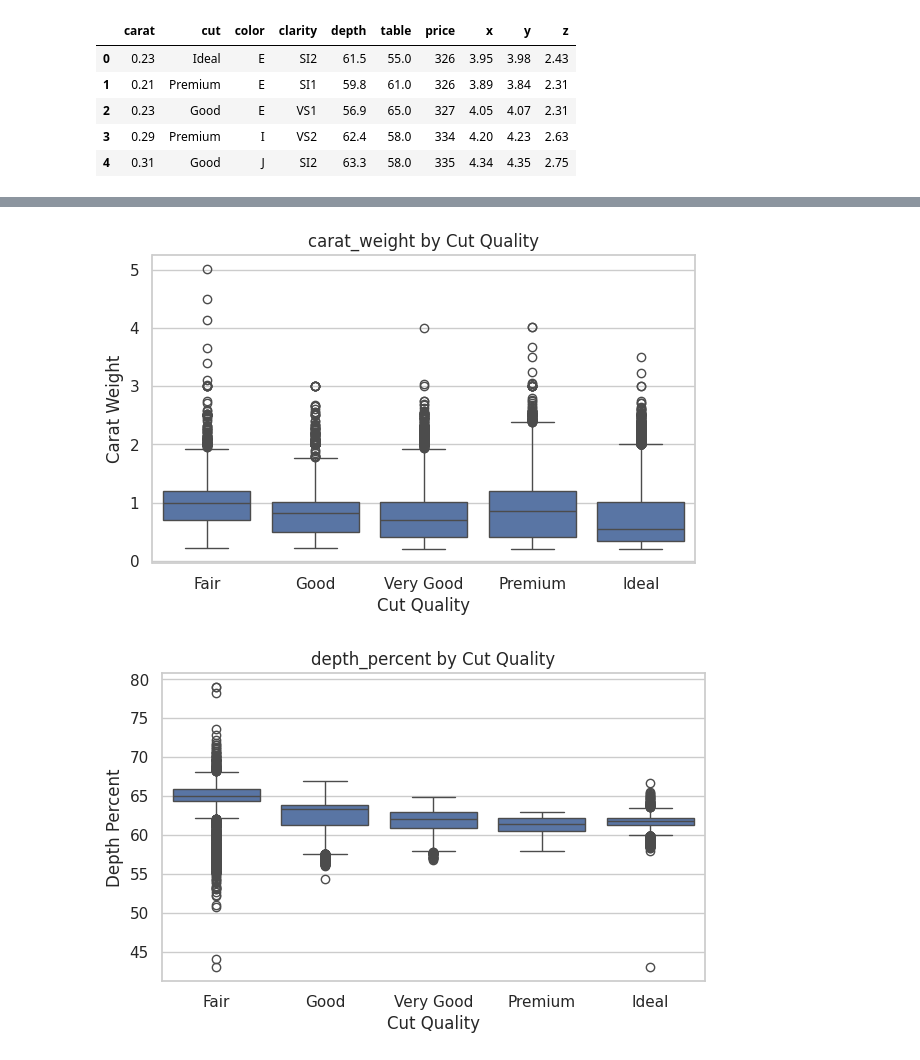
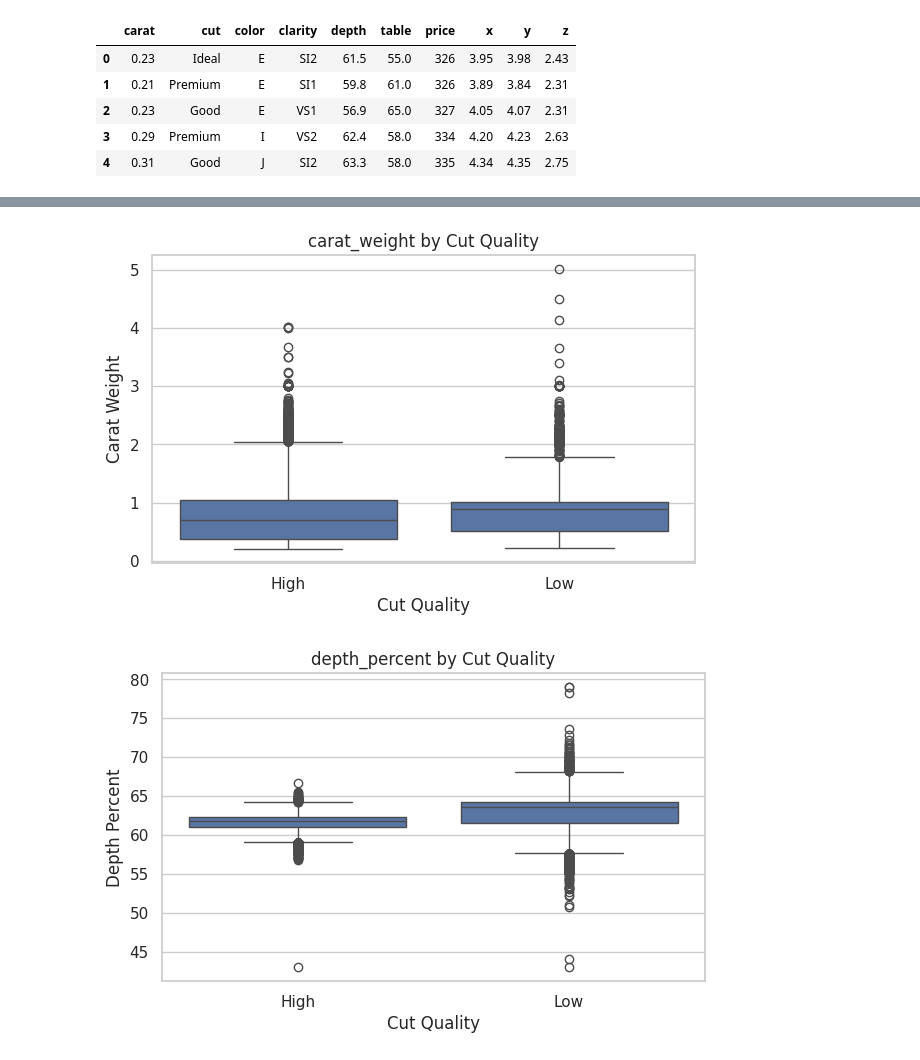
Before and after one commit to Krishnapabbu17/diamonds-analysis, a Jupyter notebook: DataScienceProject.ipynb, the cells around one changed output, grey strips where cells are left out. Cells and saved outputs as stored; diff of their text form; code cells hidden in the pictures.

Commit message:
removed width and made some changed

```diff
--- a/DataScienceProject.ipynb
+++ b/DataScienceProject.ipynb
@@ -180,18 +180,18 @@ df.head()
 | 4 | 0.31 | Good | J | SI2 | 63.3 | 58.0 | 335 | 4.34 | 4.35 | 2.75 |
 # %%
 #Renaming columns
-df = df.rename(columns={
-    'carat': 'carat_weight',
-    'cut': 'cut_quality',
-    'color': 'color_grade',
-    'clarity': 'clarity_grade',
-    'depth': 'depth_percent',
-    'table': 'table_percent',
-    'price': 'price_usd',
-    'x': 'length_mm',
-    'y': 'width_mm',
-    'z': 'depth_mm'
-})
+#df = df.rename(columns={
+ #   'carat': 'carat_weight',
+  #  'cut': 'cut_quality',
+   # 'color': 'color_grade',
+    #'clarity': 'clarity_grade',
+    #'depth': 'depth_percent',
+    #'table': 'table_percent',
+    #'price': 'price_usd',
+    #'x': 'length_mm',
+    #'y': 'width_mm',
+    #'z': 'depth_mm'
+#})
 # %%
 df.head()
 # %% [output]
@@ -204,3 +204,19 @@ df.head()
+# %%
+df['cut'].unique()
+df['cut_quality'] = df['cut'].apply(lambda x: 'High' if x in ['Ideal', 'Premium', 'Very Good'] else 'Low')
+df['cut_quality'].value_counts()
+df = df.drop(columns=['cut'])
+df = df.rename(columns={
+    'carat': 'carat_weight',
+    'color': 'color_grade',
+    'clarity': 'clarity_grade',
+    'depth': 'depth_percent',
+    'table': 'table_percent',
+    'price': 'price_usd',
+    'x': 'length_mm',
+    'y': 'width_mm',
+    'z': 'depth_mm'
+})
 # %%
 #Data Visualization
 import matplotlib.pyplot as plt
@@ -221,14 +237,14 @@ plt.show()
 # %%
 # Boxplots of Numeric Features by Cut Quality
-numeric_features = ['carat_weight', 'depth_percent', 'table_percent', 'width_mm']
+numeric_features = ['carat_weight', 'depth_percent', 'table_percent']
 
 for feature in numeric_features:
     plt.figure(figsize=(7, 4))
     sns.boxplot(x='cut_quality', y=feature, data=df)
     plt.title(f'{feature} by Cut Quality')
     plt.xlabel('Cut Quality')
     plt.ylabel(feature.replace('_', ' ').title())
     plt.show()
 # %% [output]
-[figure, old version]
+[figure, new version]
-[figure, old version]
+[figure, new version]
```
Also changed, not shown: parts of 7 cells of this notebook.
